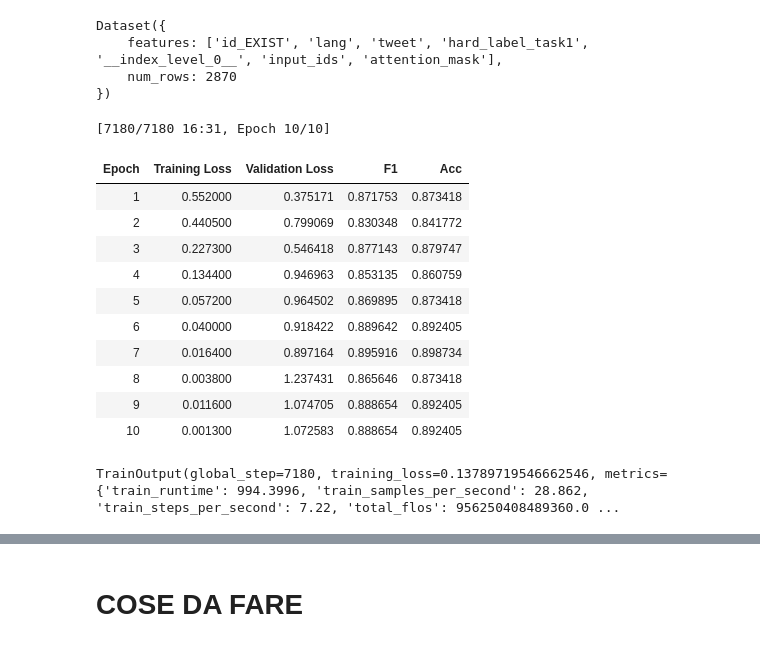
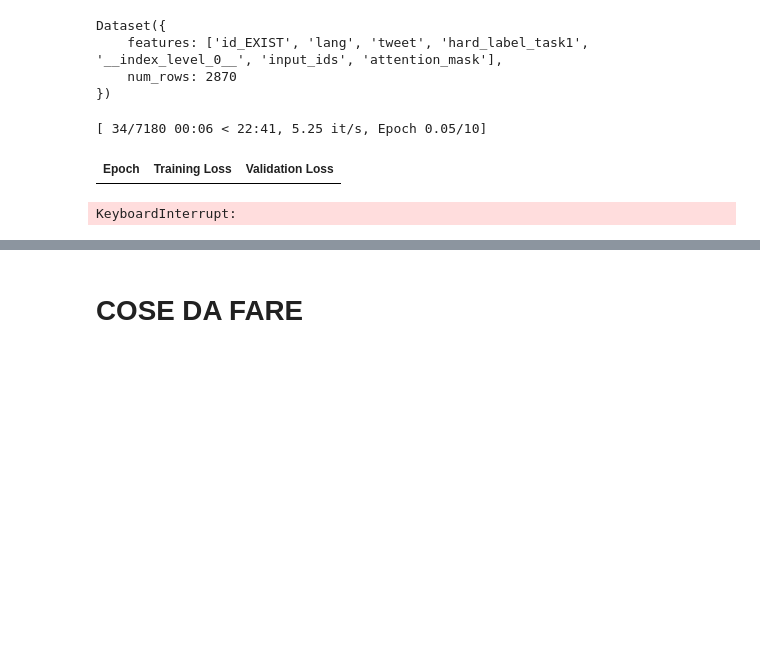
Before and after one commit to tancredibosi/nlp-assignments, a Jupyter notebook: Assignment1_2425.ipynb, the cells around one changed output, grey strips where cells are left out. Cells and saved outputs as stored; diff of their text form; code cells hidden in the pictures; blank space fills up the shorter version.

```diff
--- a/Assignment1_2425.ipynb
+++ b/Assignment1_2425.ipynb
@@ -689,24 +680,15 @@ class CustomTrainer:
         plt.show()
 
     def get_errors(self, test_df):
-        """
-        Identify and return errors from the test set.
 
-        Parameters:
-            test_df (pd.DataFrame): The test DataFrame containing 'padded_tweet' and 'hard_label_task1'.
-
-        Returns:
-            pd.DataFrame: A DataFrame containing the texts and true labels of incorrect predictions.
-        """
-        # Prepare test data
         x_test = torch.tensor(test_df['padded_tweet'], dtype=torch.float32).to(self.device)
         y_test = torch.tensor(test_df['hard_label_task1'], dtype=torch.float32).to(self.device)
-        texts = test_df['tweet']  # Assuming the original text is stored in a 'text' column
+        texts = test_df['tweet']
 
         test_dataset = TensorDataset(x_test, y_test)
         test_loader = DataLoader(test_dataset, batch_size=self.batch_size, shuffle=False)
 
-        # Set the model to evaluation mode
+        # model to evaluation mode
         self.model.eval()
 
         all_preds = []
@@ -714,25 +696,19 @@ class CustomTrainer:
         error_texts = []
         error_labels = []
 
-        with torch.no_grad():  # No need to compute gradients during evaluation
+        with torch.no_grad():
             for idx, (inputs, labels) in enumerate(test_loader):
-                # Forward pass
                 outputs = self.model(inputs)
-
-                # Apply sigmoid activation to outputs, since BCEWithLogitsLoss already includes sigmoid
-                predicted = torch.round(torch.sigmoid(outputs))  # Convert outputs to binary predictions
-
-                # Identify errors
+                predicted = torch.round(torch.sigmoid(outputs))
                 for i, (pred, label) in enumerate(zip(predicted.cpu().numpy(), labels.cpu().numpy())):
-                    if not np.array_equal(pred, label):  # If prediction does not match the true label
+                    if not np.array_equal(pred, label):
                         error_texts.append(texts.iloc[idx * self.batch_size + i])
                         error_labels.append(label)
 
-        # Create a DataFrame with errors
         errors_df = pd.DataFrame({
             'tweet': error_texts,
             'label': error_labels
-        })
+            })
 
         return errors_df
 # %%
@@ -866,8 +830,8 @@ MODEL = f"cardiffnlp/twitter-roberta-base-{task}"
 
 tokenizer = AutoTokenizer.from_pretrained(MODEL)
 
-model = AutoModelForSequenceClassification.from_pretrained(MODEL)
-model.save_pretrained(MODEL)
+transformer_model = AutoModelForSequenceClassification.from_pretrained(MODEL)
+transformer_model.save_pretrained(MODEL)
 # %%
 def preprocess_text(texts):
     return tokenizer(texts['tweet'], truncation=True)
@@ -893,13 +857,13 @@ test_data = test_data.rename_column('hard_label_task1', 'label')
 # %%
 data_collator = DataCollatorWithPadding(tokenizer=tokenizer)
 # %%
-training_args = TrainingArguments(
+transformer_training_args = TrainingArguments(
     output_dir="test_dir",                 # where to save model
-    learning_rate=2e-5,
+    learning_rate=1e-5,
     per_device_train_batch_size=4,         # accelerate defines distributed training
     per_device_eval_batch_size=8,
     num_train_epochs=10,
-    weight_decay=0.02,
+    weight_decay=0.1,
     evaluation_strategy="epoch",           # when to report evaluation metrics/losses
     save_strategy="epoch",                 # when to save checkpoint
     load_best_model_at_end=True,
@@ -914,9 +878,9 @@ def compute_metrics(output_info):
     acc = accuracy_score(y_pred=predictions, y_true=labels)
     return {'f1': f1, 'acc': acc}
 # %%
-trainer = Trainer(
-    model=model,
-    args=training_args,
+transformer_trainer = Trainer(
+    model=transformer_model,
+    args=transformer_training_args,
     train_dataset=train_data,
     eval_dataset=validation_data,
     tokenizer=tokenizer,
@@ -924,19 +888,9 @@ trainer = Trainer(
     compute_metrics=compute_metrics,
 )
 # %%
-trainer.train()
+transformer_trainer.train()
 # %% [output]
-[7180/7180 16:31, Epoch 10/10]
+[ 34/7180 00:06 < 22:41, 5.25 it/s, Epoch 0.05/10]
-| Epoch | Training Loss | Validation Loss | F1 | Acc |
-| 1 | 0.552000 | 0.375171 | 0.871753 | 0.873418 |
-| 2 | 0.440500 | 0.799069 | 0.830348 | 0.841772 |
-| 3 | 0.227300 | 0.546418 | 0.877143 | 0.879747 |
-| 4 | 0.134400 | 0.946963 | 0.853135 | 0.860759 |
-| 5 | 0.057200 | 0.964502 | 0.869895 | 0.873418 |
-| 6 | 0.040000 | 0.918422 | 0.889642 | 0.892405 |
-| 7 | 0.016400 | 0.897164 | 0.895916 | 0.898734 |
-| 8 | 0.003800 | 1.237431 | 0.865646 | 0.873418 |
-| 9 | 0.011600 | 1.074705 | 0.888654 | 0.892405 |
-| 10 | 0.001300 | 1.072583 | 0.888654 | 0.892405 |
+| Epoch | Training Loss | Validation Loss |
-TrainOutput(global_step=7180, training_loss=0.13789719546662546, metrics={'train_runtime': 994.3996, 'train_samples_per_second': 28.862, 'train_steps_per_second': 7.22, 'total_flos': 956250408489360.0 ...
+KeyboardInterrupt:
 # %%
```
Also changed, not shown: parts of 37 cells of this notebook.
